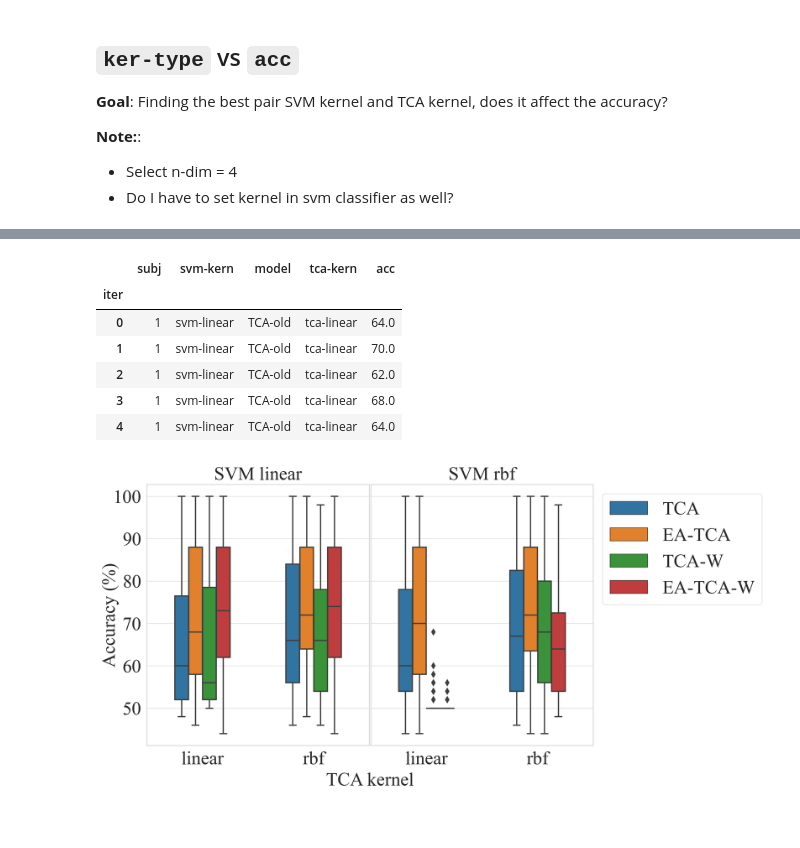
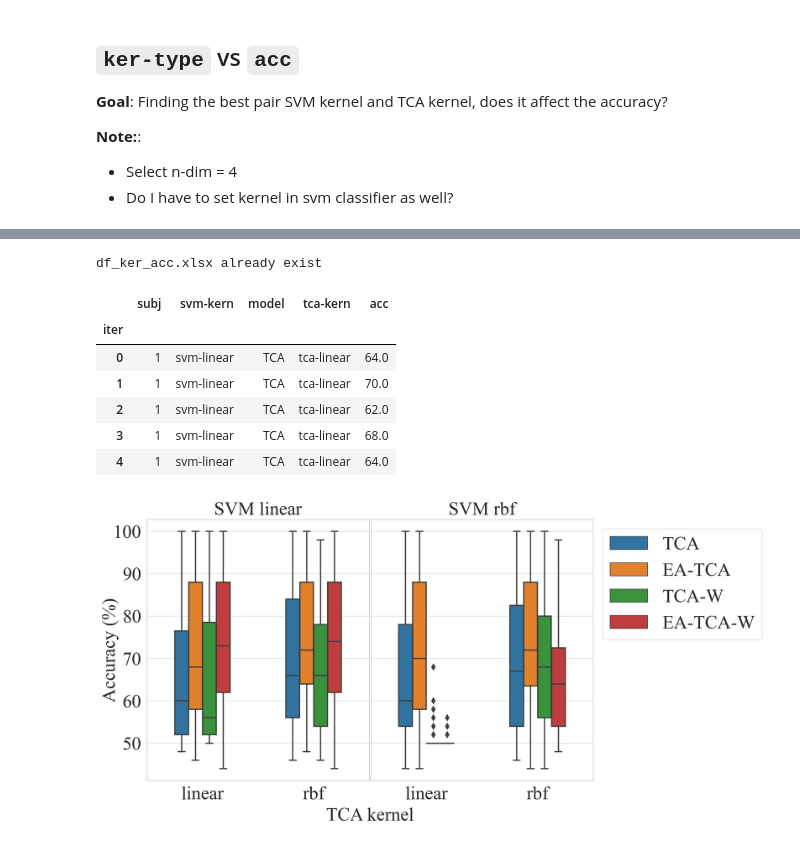
Before and after one commit to orvindemsy/ea-tca-mi-bci, a Jupyter notebook: main4.ipynb, the cells around one changed output, grey strips where cells are left out. Cells and saved outputs as stored; diff of their text form; code cells hidden in the pictures.

```diff
--- a/main4.ipynb
+++ b/main4.ipynb
@@ -1280,15 +1264,27 @@ df_ker_acc
+# %%
+# === Save to excel === #
+fname = 'df_ker_acc.xlsx'
+fpath = os.path.join('excel', fname)
+
+if not os.path.isfile(fpath):
+    print(f'saving {fname} ...')
+    df_ker_acc.to_excel(fname, index=True, header=True)
+else:
+    print(f'{fname} already exist')
+# %% [output]
+df_ker_acc.xlsx already exist
 # %%
 # ==== Load from excel ==== #
-df_ker_acc = pd.read_excel('df_ker_acc.xlsx', index_col=0, engine='openpyxl')
+df_ker_acc = pd.read_excel('excel/df_ker_acc.xlsx', index_col=0, engine='openpyxl')
 df_ker_acc.head()
 # %% [output]
 |  | subj | svm-kern | model | tca-kern | acc |
 | iter |  |  |  |  |  |
-| 0 | 1 | svm-linear | TCA-old | tca-linear | 64.0 |
-| 1 | 1 | svm-linear | TCA-old | tca-linear | 70.0 |
-| 2 | 1 | svm-linear | TCA-old | tca-linear | 62.0 |
-| 3 | 1 | svm-linear | TCA-old | tca-linear | 68.0 |
-| 4 | 1 | svm-linear | TCA-old | tca-linear | 64.0 |
+| 0 | 1 | svm-linear | TCA | tca-linear | 64.0 |
+| 1 | 1 | svm-linear | TCA | tca-linear | 70.0 |
+| 2 | 1 | svm-linear | TCA | tca-linear | 62.0 |
+| 3 | 1 | svm-linear | TCA | tca-linear | 68.0 |
+| 4 | 1 | svm-linear | TCA | tca-linear | 64.0 |
 # %%
 # Setting font size
 SMALL  = 8
```
Also changed, not shown: parts of 28 cells of this notebook, 2 other files.
